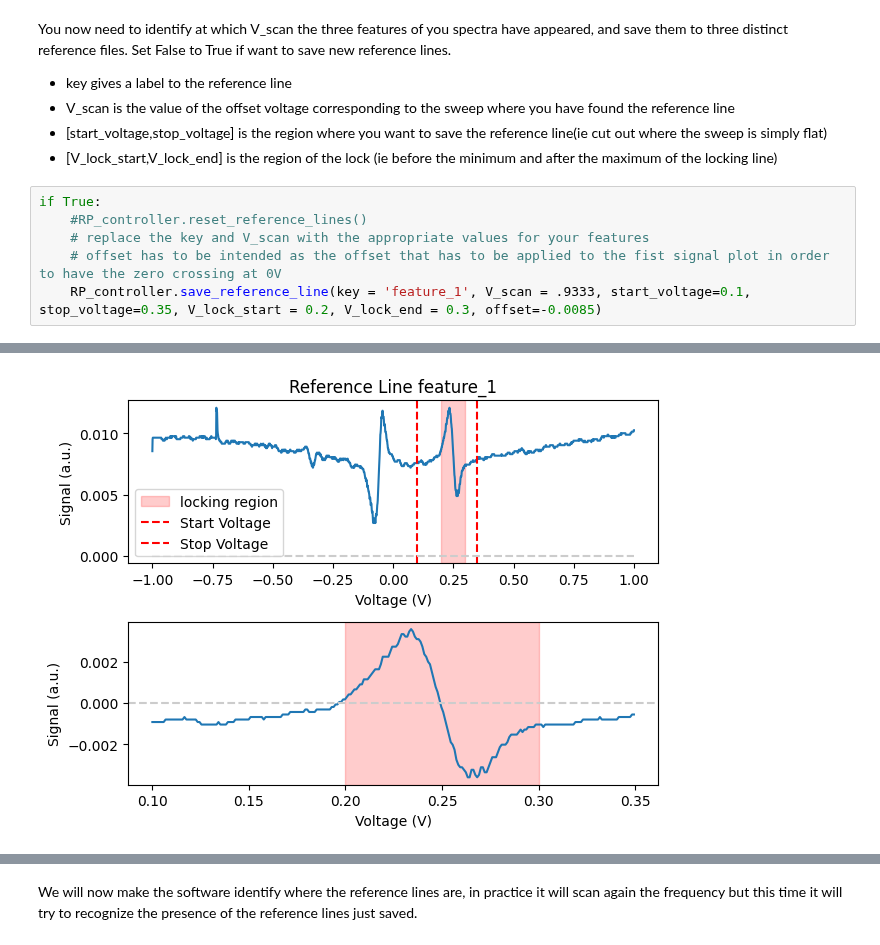
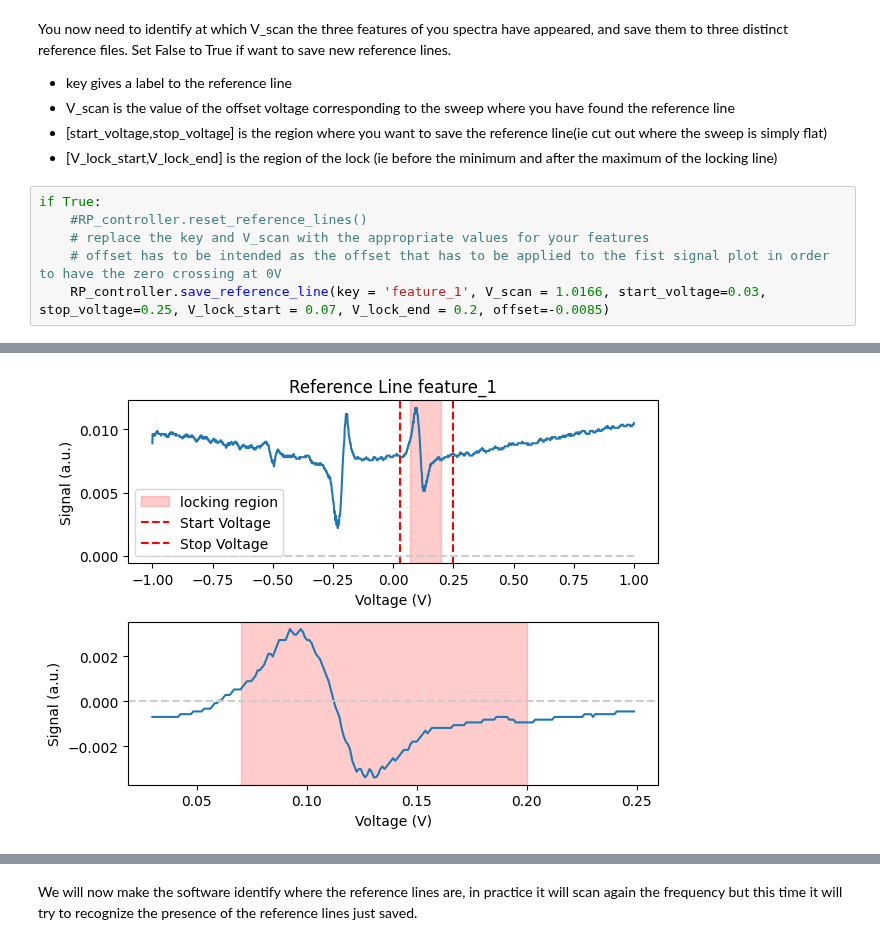
Before and after one commit to jack00look/RP_Spectroscopy, a Jupyter notebook: Notebook_Serafini.ipynb, the cells around one changed output, grey strips where cells are left out. Drawn from its saved outputs; the diff is of its cells as text.

```diff
--- a/Notebook_Serafini.ipynb
+++ b/Notebook_Serafini.ipynb
@@ -107,5 +117,5 @@ if True:
     #RP_controller.reset_reference_lines()
     # replace the key and V_scan with the appropriate values for your features
     # offset has to be intended as the offset that has to be applied to the fist signal plot in order to have the zero crossing at 0V
-    RP_controller.save_reference_line(key = 'feature_1', V_scan = .9333, start_voltage=0.1, stop_voltage=0.35, V_lock_start = 0.2, V_lock_end = 0.3, offset=-0.0085)
+    RP_controller.save_reference_line(key = 'feature_1', V_scan = 1.0166, start_voltage=0.03, stop_voltage=0.25, V_lock_start = 0.07, V_lock_end = 0.2, offset=-0.0085)
 # %% [output]
@@ -115 +125 @@ if True:
-[figure, old version]
+[figure, new version]
```
Also changed, not shown: parts of 7 cells of this notebook, 11 other files.
